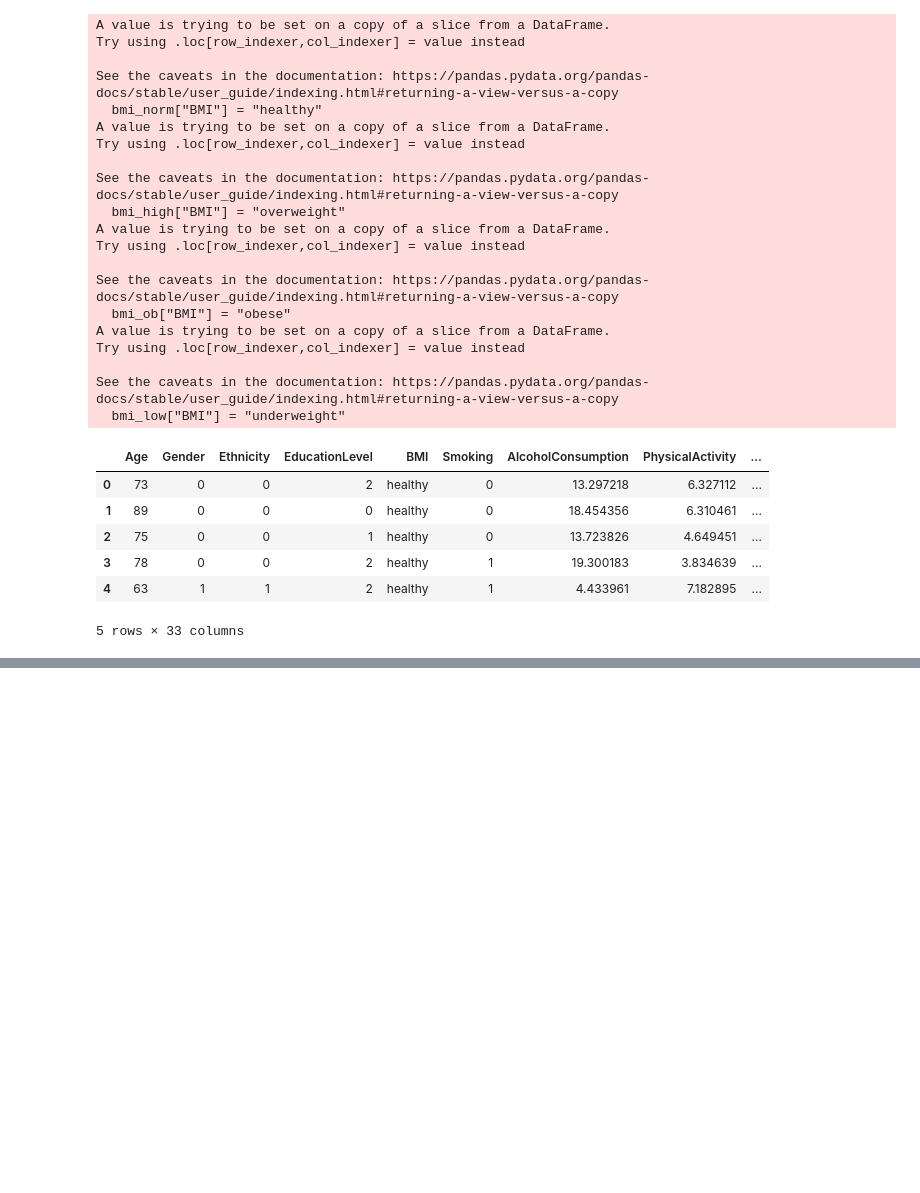
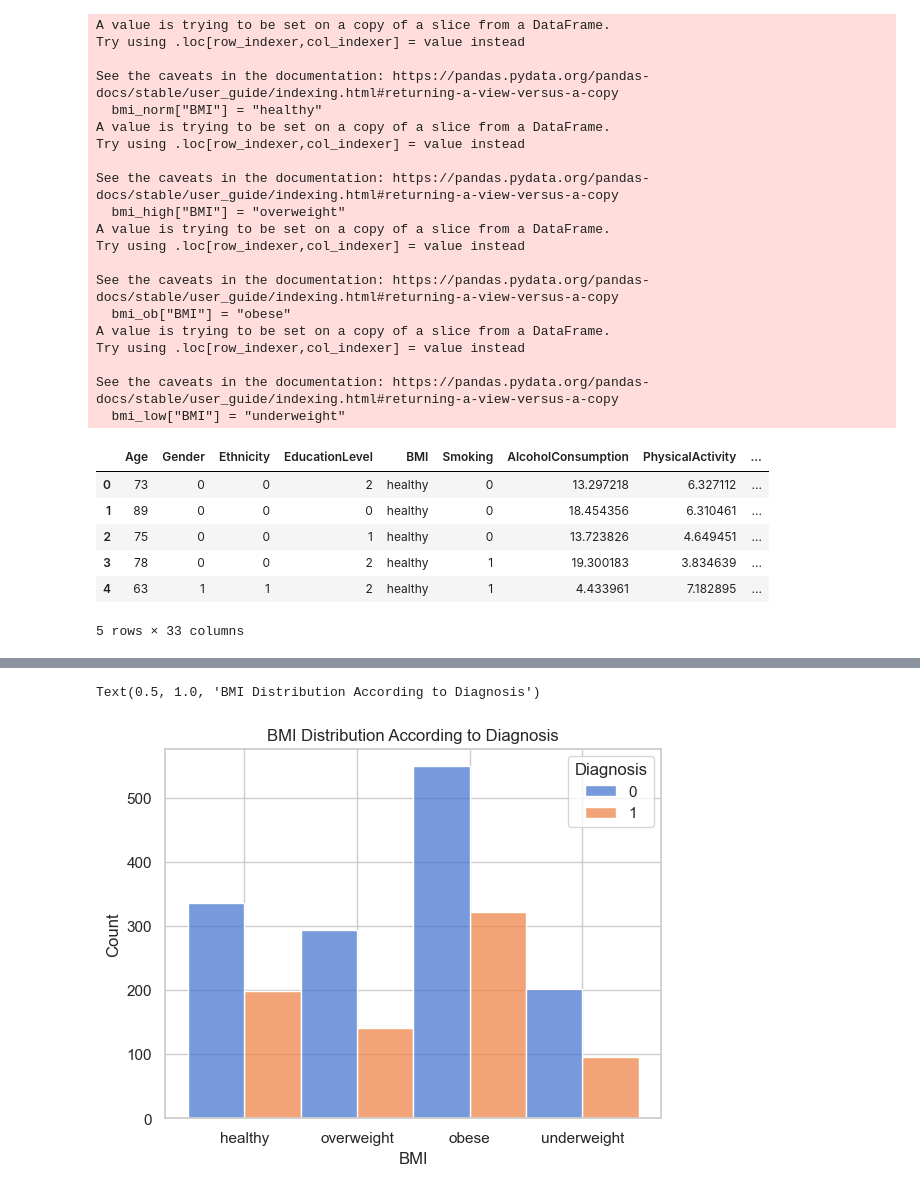
Before and after one commit to Project-4-Team-2/Project-4-Team-2, a Jupyter notebook: alzheimer_analysis_pre.ipynb, the cells around one changed output, grey strips where cells are left out. Drawn from its saved outputs; the diff is of its cells as text; code cells hidden in the pictures; blank space fills up the shorter version.

```diff
--- a/alzheimer_analysis_pre.ipynb
+++ b/alzheimer_analysis_pre.ipynb
@@ -348,0 +421,6 @@ plt.show()
+# %%
+# Create a plot showing the BMI with Alzheimer's versus without Alzheimer's.
+sns.histplot(data=Alzheimer_rounded, x='BMI', hue='Diagnosis', multiple='dodge').set_title('BMI Distribution According to Diagnosis')
+# %% [output]
+Text(0.5, 1.0, 'BMI Distribution According to Diagnosis')
+[figure, added]
```
Also changed, not shown: parts of 16 cells of this notebook.
